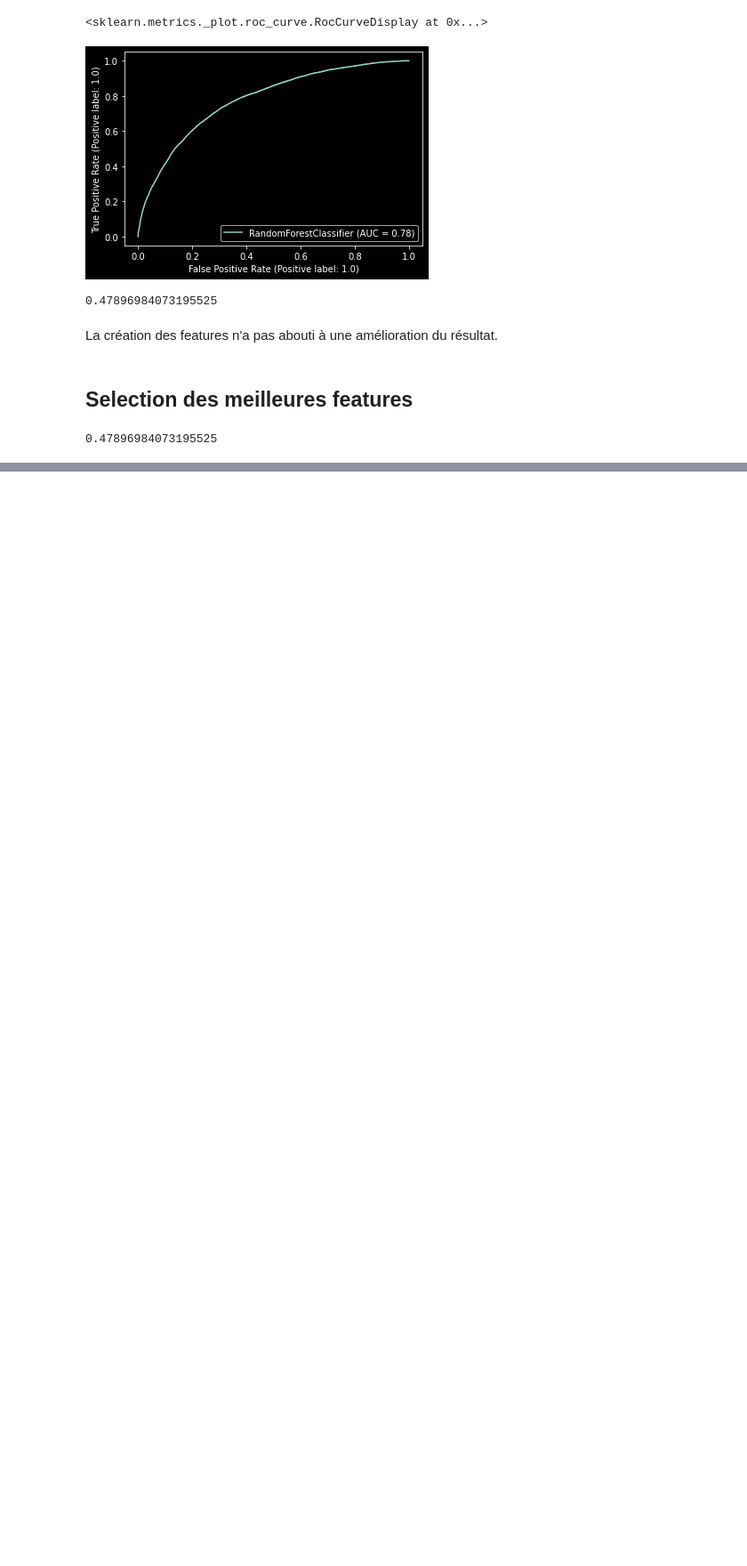
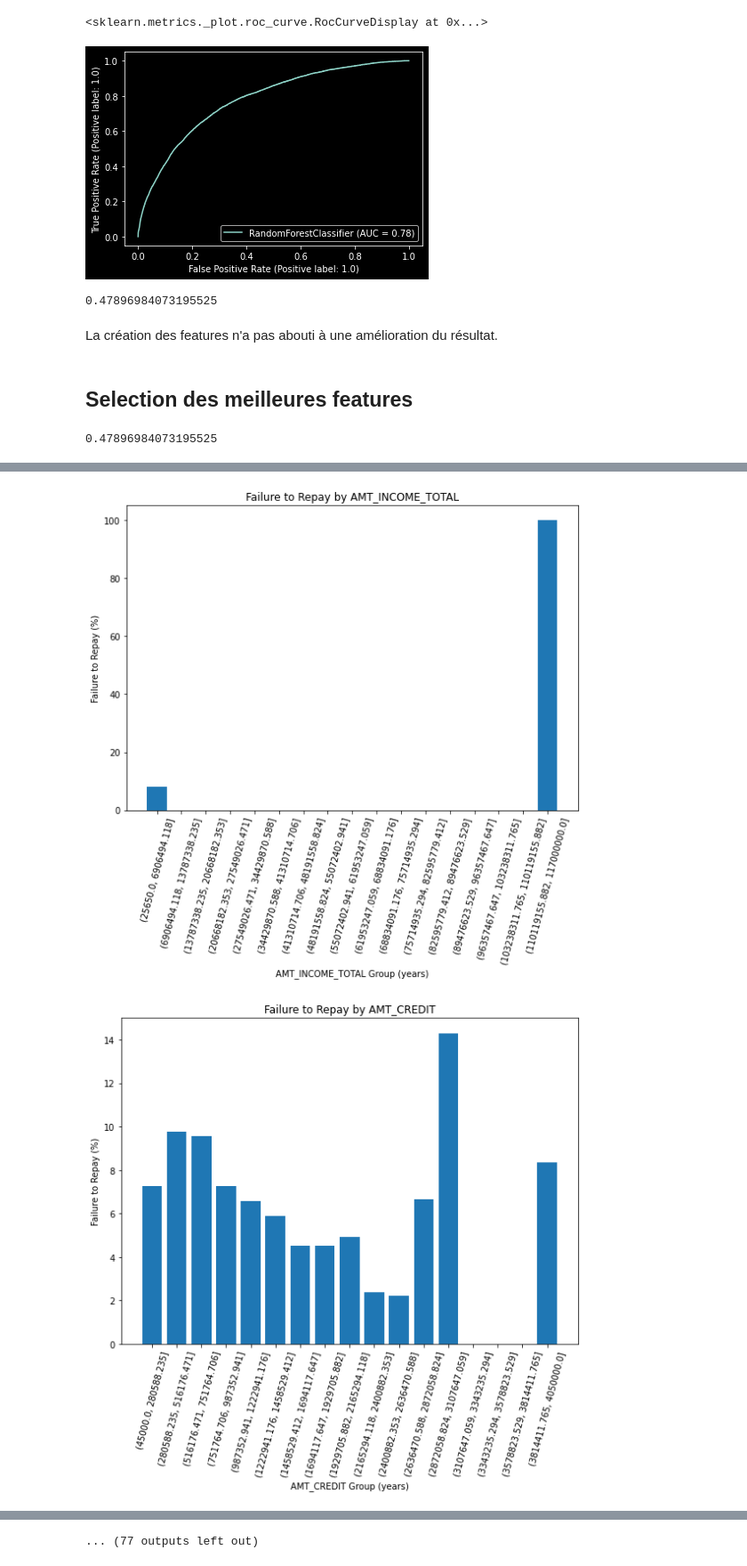
Before and after one commit to sha-cmd/Quantifik, a Jupyter notebook: notebooks/04.ipynb, the cells around one changed output, grey strips where cells are left out. Shown at 89% size. Saved outputs shown, nothing was run; the diff lists cells and outputs as text; code cells hidden in the pictures; blank space fills up the shorter version.

```diff
--- a/notebooks/04.ipynb
+++ b/notebooks/04.ipynb
@@ -995,0 +865,6 @@ grouper(25)
+# %%
+#Création des graphiques
+grouper(17)
+# %% [output]
+[figure, added]
+[figure, added]
@@ -995,0 +881 @@ grouper(25)
+... (77 outputs left out)
```
Also changed, not shown: parts of 29 cells of this notebook.
